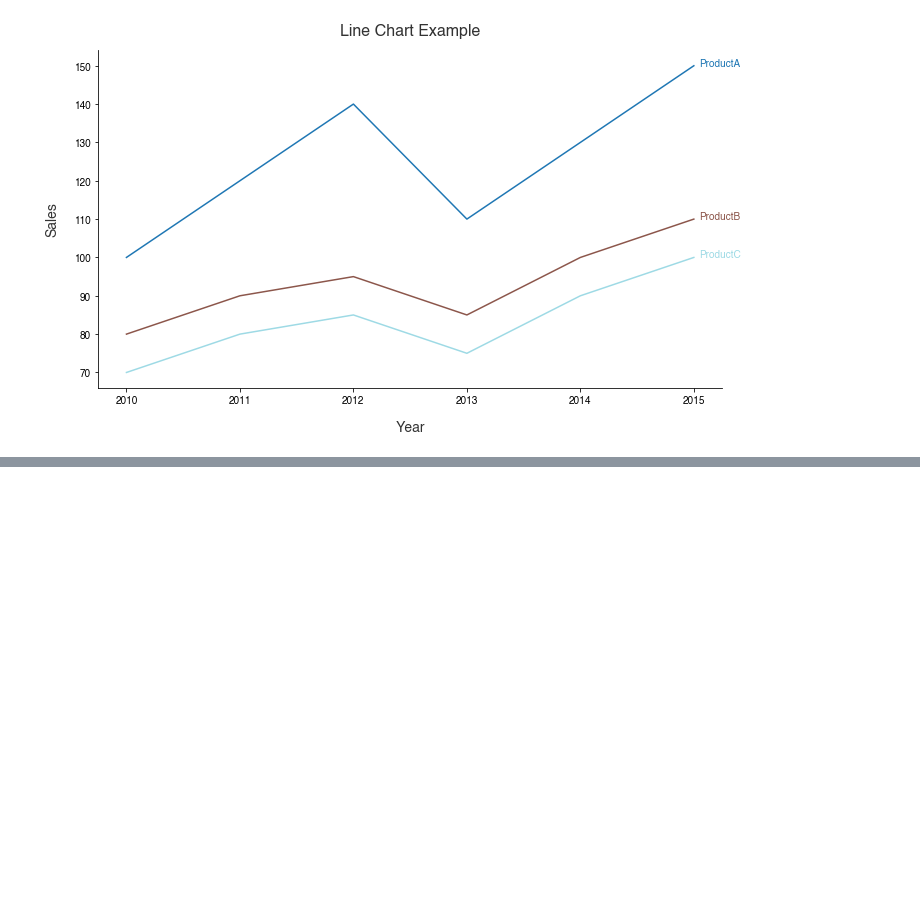
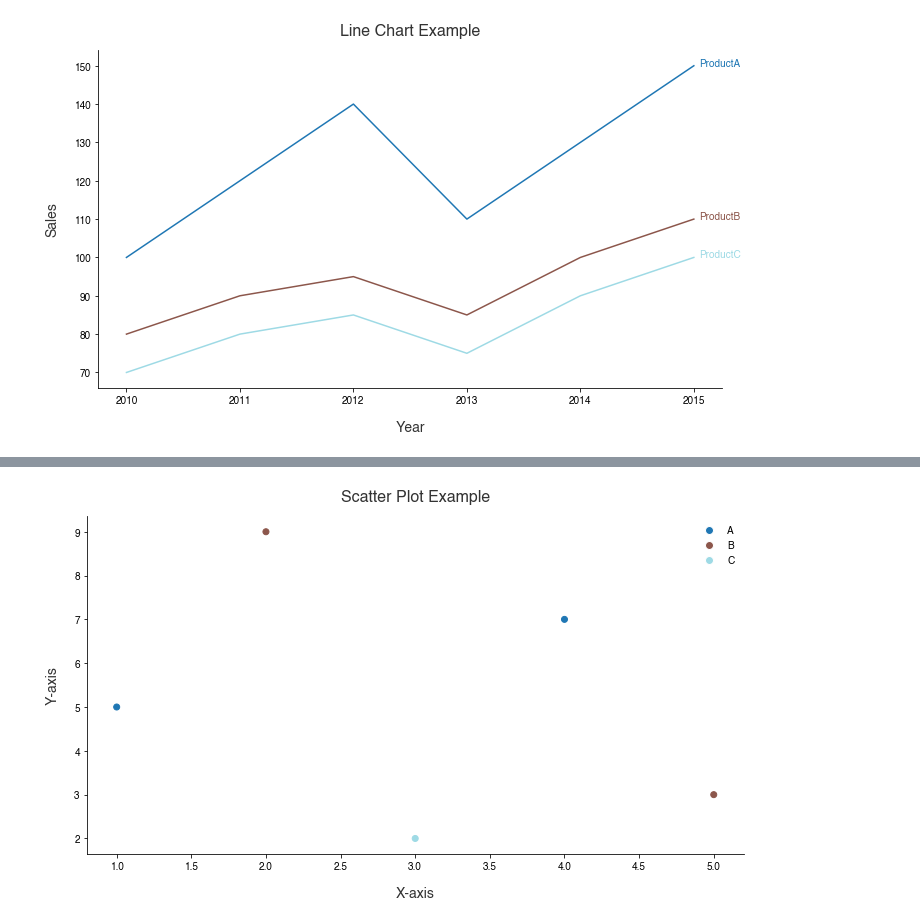
Before and after one commit to Alex-Holzer/Visuals, a Jupyter notebook: visuals_matplotlib.ipynb, the cells around one changed output, grey strips where cells are left out. Drawn from its saved outputs; the diff is of its cells as text; code cells hidden in the pictures; blank space fills up the shorter version.

```diff
--- a/visuals_matplotlib.ipynb
+++ b/visuals_matplotlib.ipynb
@@ -341,0 +587,96 @@ plot_line_chart(dataframe=df, x_column='Year', y_columns=['ProductA', 'ProductB'
+# %%
+import pandas as pd
+import matplotlib.pyplot as plt
+
+def plot_scatter_plot(dataframe: pd.DataFrame, x_column: str, y_column: str, colormap: str = 'tab20',
+                      title: str = None, xlabel: str = None, ylabel: str = None, color_column: str = None) -> None:
+    """
+    Generate a scatter plot using the provided DataFrame.
+
+    Parameters:
+        dataframe (pd.DataFrame): The DataFrame containing the data for the scatter plot.
+        x_column (str): The name of the column to be used for the x-axis of the chart.
+        y_column (str): The name of the column to be used for the y-axis of the chart.
+        colormap (str, optional): The name of the colormap to use for coloring the data points.
+                                  Default is 'tab20'.
+        title (str, optional): The title for the chart. If None, the chart will have no title.
+        xlabel (str, optional): The label for the x-axis. If None, the x-axis will have no label.
+        ylabel (str, optional): The label for the y-axis. If None, the y-axis will have no label.
+        color_column (str, optional): The name of the column to be used for coloring the data points based on
+                                      distinct values in this column.
+
+    Returns:
+        None: The function displays the scatter plot directly without returning anything.
+    """
+
+    # Create the scatter plot using matplotlib
+    plt.figure(figsize=(10, 6))
+
+    if color_column and color_column in dataframe:
+        # Get distinct categories in the color_column
+        categories = dataframe[color_column].unique()
+        num_categories = len(categories)
+
+        # Generate colormap dynamically based on the number of distinct categories
+        colormap = plt.cm.get_cmap(colormap, num_categories)
+
+        # Create a dictionary to map categories to their corresponding numeric values for coloring
+        color_mapping = {category: i for i, category in enumerate(categories)}
+
+        # Map the color_column values to their numeric values for coloring
+        colors = dataframe[color_column].map(color_mapping)
+
+        # Plotting the scatter plot with color coding
+        scatter_plot = plt.scatter(dataframe[x_column], dataframe[y_column], c=colors, cmap=colormap)
+
+        # Add labels for each category to the top right of the chart with the corresponding color indicator
+        ax = plt.gca()
+        for i, category in enumerate(categories):
+            ax.annotate(category, xy=(1, 1), xytext=(-15, -15*(num_categories-i)), textcoords='offset points',
+                        fontsize=12, color=colormap(i), ha='right', va='top')
+
+        # Create a list of handles and labels for the legend
+        handles = [plt.Line2D([0], [0], marker='o', color='w', markerfacecolor=colormap(i), markersize=8)
+                   for i, _ in enumerate(categories)]
+        labels = categories
+
+        # Display the legend with an empty title
+        plt.legend(handles, labels, loc='upper right', title='')
+
+        # Remove frame for category labels
+        ax.get_legend().get_frame().set_linewidth(0)
+
+    else:
+        # If color_column is not provided or not found, use blue color for all data points
+        plt.scatter(dataframe[x_column], dataframe[y_column], color='blue')
+
+    # Adding labels and title
+    if xlabel:
+        plt.xlabel(xlabel, labelpad=15, color='#333333', fontsize=14)
+    if ylabel:
+        plt.ylabel(ylabel, labelpad=15, color='#333333', fontsize=14)
+    if title:
+        plt.title(title, fontweight='bold', fontsize=16, pad=15, color='#333333')
+
+    # Remove top and right spines (figure borders)
+    plt.gca().spines['top'].set_visible(False)
+    plt.gca().spines['right'].set_visible(False)
+
+    # Display the plot
+    plt.tight_layout()  # Ensure all elements fit within the figure
+    plt.show()
+
+# Example DataFrame
+data = {
+    'X': [1, 2, 3, 4, 5],
+    'Y': [5, 9, 2, 7, 3],
+    'Category': ['A', 'B', 'C', 'A', 'B']  # New column for color grouping
+}
+
+df = pd.DataFrame(data)
+
+# Using the function to create a scatter plot with distinct colors based on the 'Category' column
+plot_scatter_plot(dataframe=df, x_column='X', y_column='Y', title='Scatter Plot Example', xlabel='X-axis', ylabel='Y-axis',
+                  color_column='Category')
+# %% [output]
+[figure, added]
```
Also changed, not shown: parts of 20 cells of this notebook.
